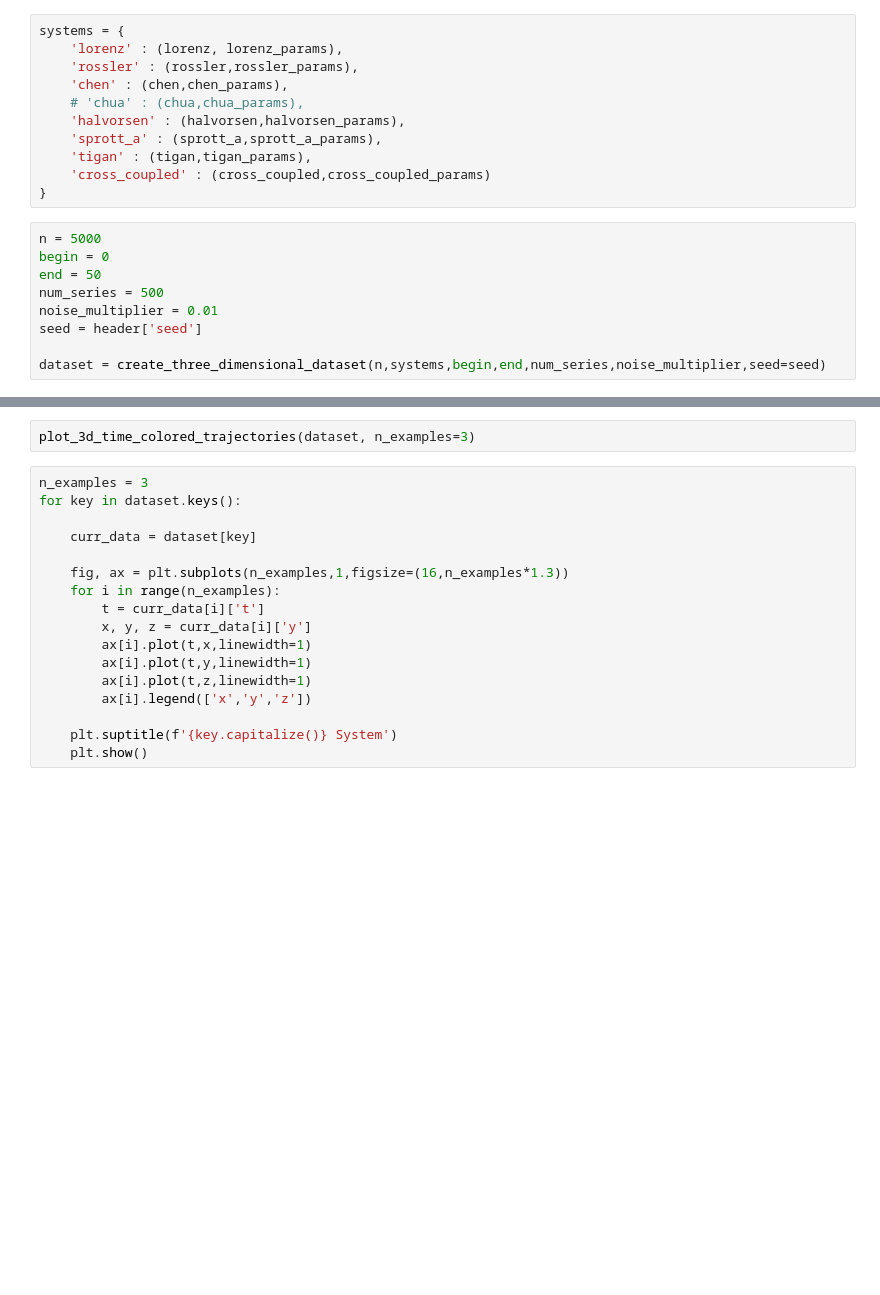
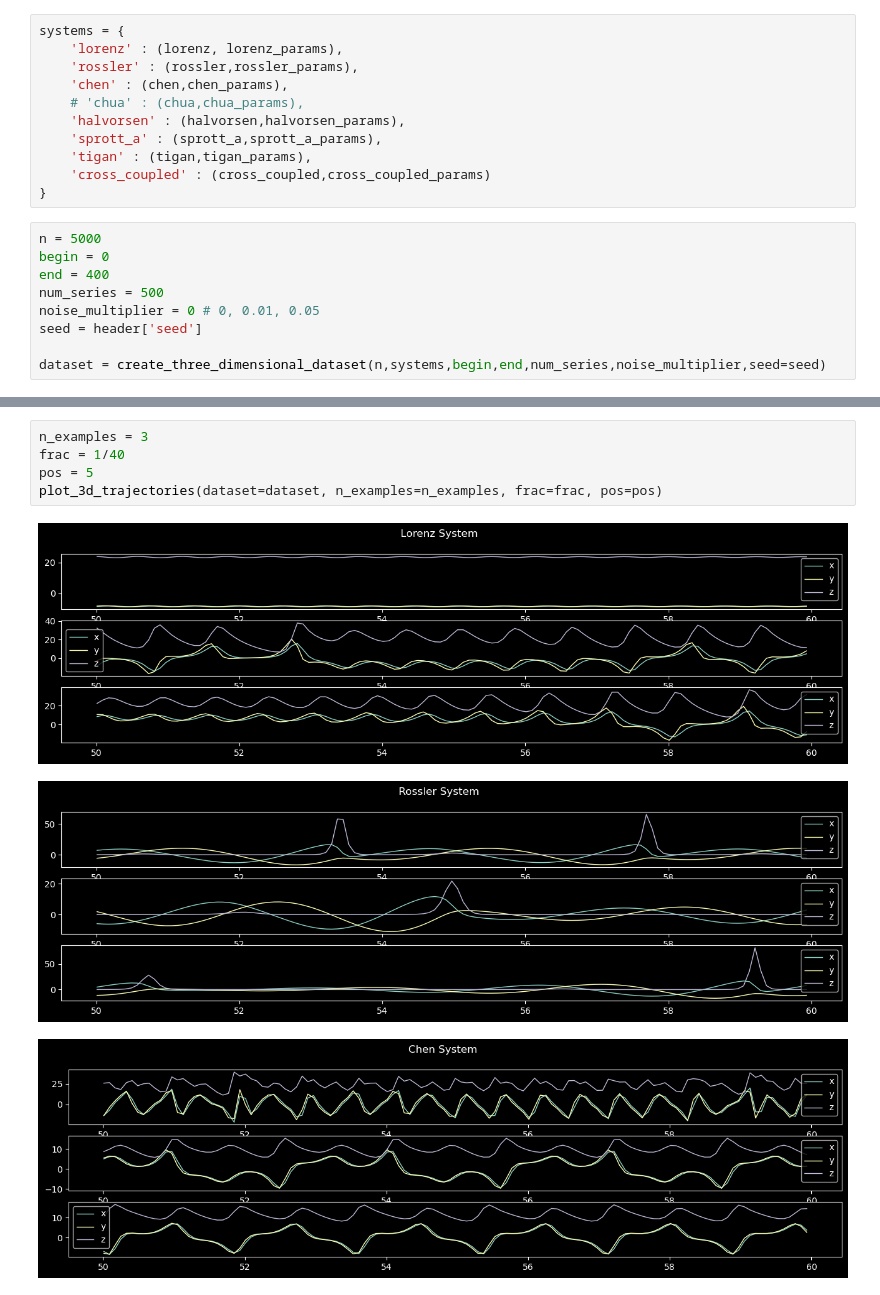
Before and after one commit to dannyp3/koopman-category-discovery, a Jupyter notebook: scripts/create_high_dim_systems.ipynb, the cells around one changed output, grey strips where cells are left out. Saved outputs shown, nothing was run; the diff lists cells and outputs as text; blank space fills up the shorter version.

```diff
--- a/scripts/create_high_dim_systems.ipynb
+++ b/scripts/create_high_dim_systems.ipynb
@@ -51,9 +53,9 @@ systems = {
 # %%
 n = 5000
 begin = 0
-end = 50
+end = 400
 num_series = 500
-noise_multiplier = 0.01
+noise_multiplier = 0 # 0, 0.01, 0.05
 seed = header['seed']
 
 dataset = create_three_dimensional_dataset(n,systems,begin,end,num_series,noise_multiplier,seed=seed)
@@ -75,19 +90,9 @@ Saving dataset...
-# %%
-plot_3d_time_colored_trajectories(dataset, n_examples=3)
-# %%
-n_examples = 3
-for key in dataset.keys():
-
-    curr_data = dataset[key]
-
-    fig, ax = plt.subplots(n_examples,1,figsize=(16,n_examples*1.3))
-    for i in range(n_examples):
-        t = curr_data[i]['t']
-        x, y, z = curr_data[i]['y']
-        ax[i].plot(t,x,linewidth=1)
-        ax[i].plot(t,y,linewidth=1)
-        ax[i].plot(t,z,linewidth=1)
-        ax[i].legend(['x','y','z'])
-
-    plt.suptitle(f'{key.capitalize()} System')
-    plt.show()
+# %%
+n_examples = 3
+frac = 1/40
+pos = 5
+plot_3d_trajectories(dataset=dataset, n_examples=n_examples, frac=frac, pos=pos)
+# %% [output]
+[figure, added]
+[figure, added]
+[figure, added]
```
Also changed, not shown: parts of 6 cells of this notebook, 20 other files.
